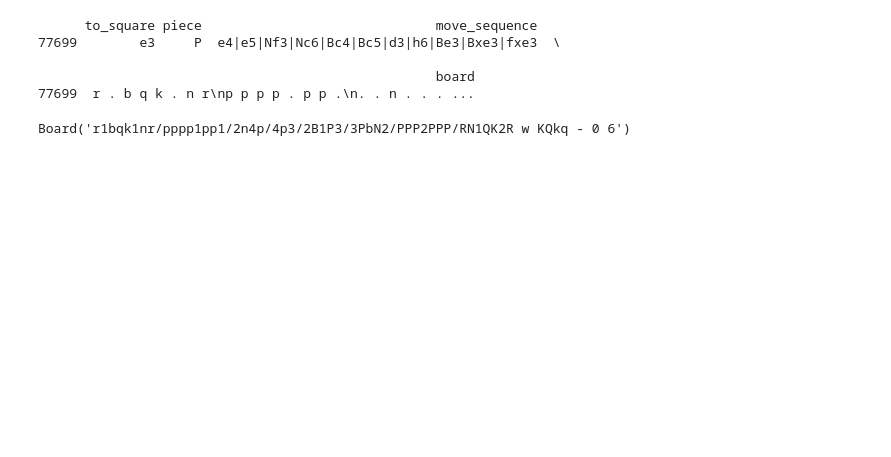
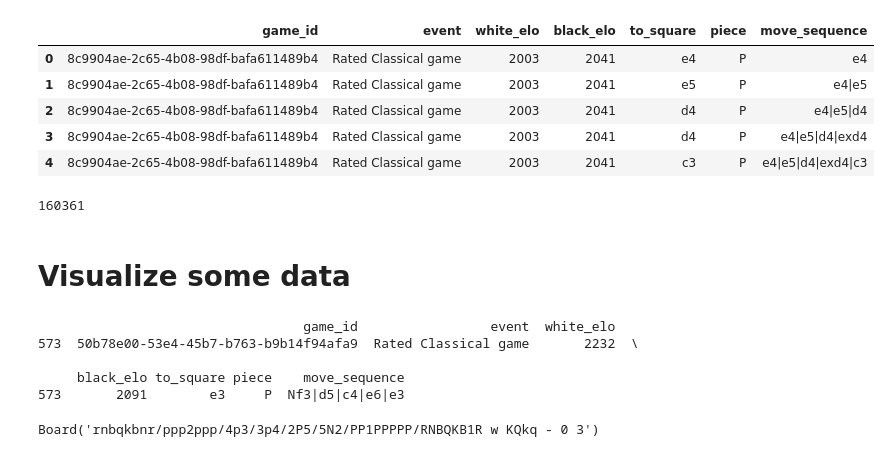
Before and after one commit to RegisGraptin/MLChess-FHE, a Jupyter notebook: data/analyse.ipynb, the cells around one changed output. Drawn from its saved outputs; the diff is of its cells as text; code cells hidden in the pictures; blank space fills up the shorter version.

```diff
--- a/data/analyse.ipynb
+++ b/data/analyse.ipynb
@@ -13,0 +11,3 @@ df_game_info.head()
+# %%
+df_game_info  = pd.read_csv(DATA_PATH["game_info"], usecols=["game_id", "white_elo", "black_elo", "event"])
+df_game_moves = pd.read_csv(DATA_PATH["moves"], usecols=["game_id", "to_square", "piece", "move_sequence"])
@@ -13,0 +22,8 @@ df_game_info.head()
+# %%
+# Delete game with undefined elo
+underfined_elo_index = df_game_info[
+    (df_game_info["white_elo"] == "?") |
+    (df_game_info["black_elo"] == "?")
+].index
+
+df_game_info         = df_game_info.drop(underfined_elo_index)
@@ -46 +58,7 @@ extracted_date.head()
+# %%
+df_game_info = df_game_info[
+    (df_game_info["event"] == "Rated Classical game") &
+    (df_game_info["white_elo"] > 2000) &
+    (df_game_info["black_elo"] > 2000)
+]
 # %%
@@ -51,0 +70,2 @@ sample_date = extracted_date.sample()
+# %%
+df_game_moves = df_game_moves[df_game_moves["game_id"].isin(df_game_info["game_id"])]
@@ -52,4 +83,21 @@ sample_date = extracted_date.sample()
+# %%
+df_merge = df_game_info.merge(df_game_moves, on="game_id")
+df_merge.head()
+# %% [output]
+|  | game_id | event | white_elo | black_elo | to_square | piece | move_sequence |
+| 0 | 8c9904ae-2c65-4b08-98df-bafa611489b4 | Rated Classical game | 2003 | 2041 | e4 | P | e4 |
+| 1 | 8c9904ae-2c65-4b08-98df-bafa611489b4 | Rated Classical game | 2003 | 2041 | e5 | P | e4|e5 |
+| 2 | 8c9904ae-2c65-4b08-98df-bafa611489b4 | Rated Classical game | 2003 | 2041 | d4 | P | e4|e5|d4 |
+| 3 | 8c9904ae-2c65-4b08-98df-bafa611489b4 | Rated Classical game | 2003 | 2041 | d4 | P | e4|e5|d4|exd4 |
+| 4 | 8c9904ae-2c65-4b08-98df-bafa611489b4 | Rated Classical game | 2003 | 2041 | c3 | P | e4|e5|d4|exd4|c3 |
+# %%
+len(df_merge)
+# %% [output]
+160361
+# %% [markdown]
+# Visualize some data
 # %%
+sample_date = df_merge.sample()
 print(sample_date)
 
 data = sample_date.iloc[0]
@@ -64,12 +112,12 @@ for s in seq:
 
 board
 # %% [output]
-      to_square piece                              move_sequence
-77699        e3     P  e4|e5|Nf3|Nc6|Bc4|Bc5|d3|h6|Be3|Bxe3|fxe3  \
+                                  game_id                 event  white_elo
+573  50b78e00-53e4-45b7-b763-b9b14f94afa9  Rated Classical game       2232  \
 
-                                                   board
-77699  r . b q k . n r\np p p p . p p .\n. . n . . . ...
+     black_elo to_square piece    move_sequence
+573       2091        e3     P  Nf3|d5|c4|e6|e3
-Board('r1bqk1nr/pppp1pp1/2n4p/4p3/2B1P3/3PbN2/PPP2PPP/RN1QK2R w KQkq - 0 6')
+Board('rnbqkbnr/ppp2ppp/4p3/3p4/2P5/5N2/PP1PPPPP/RNBQKB1R w KQkq - 0 3')
 # %%
 print(board)
 # %% [output]
```
Also changed, not shown: parts of 26 cells of this notebook, 1 other file.
